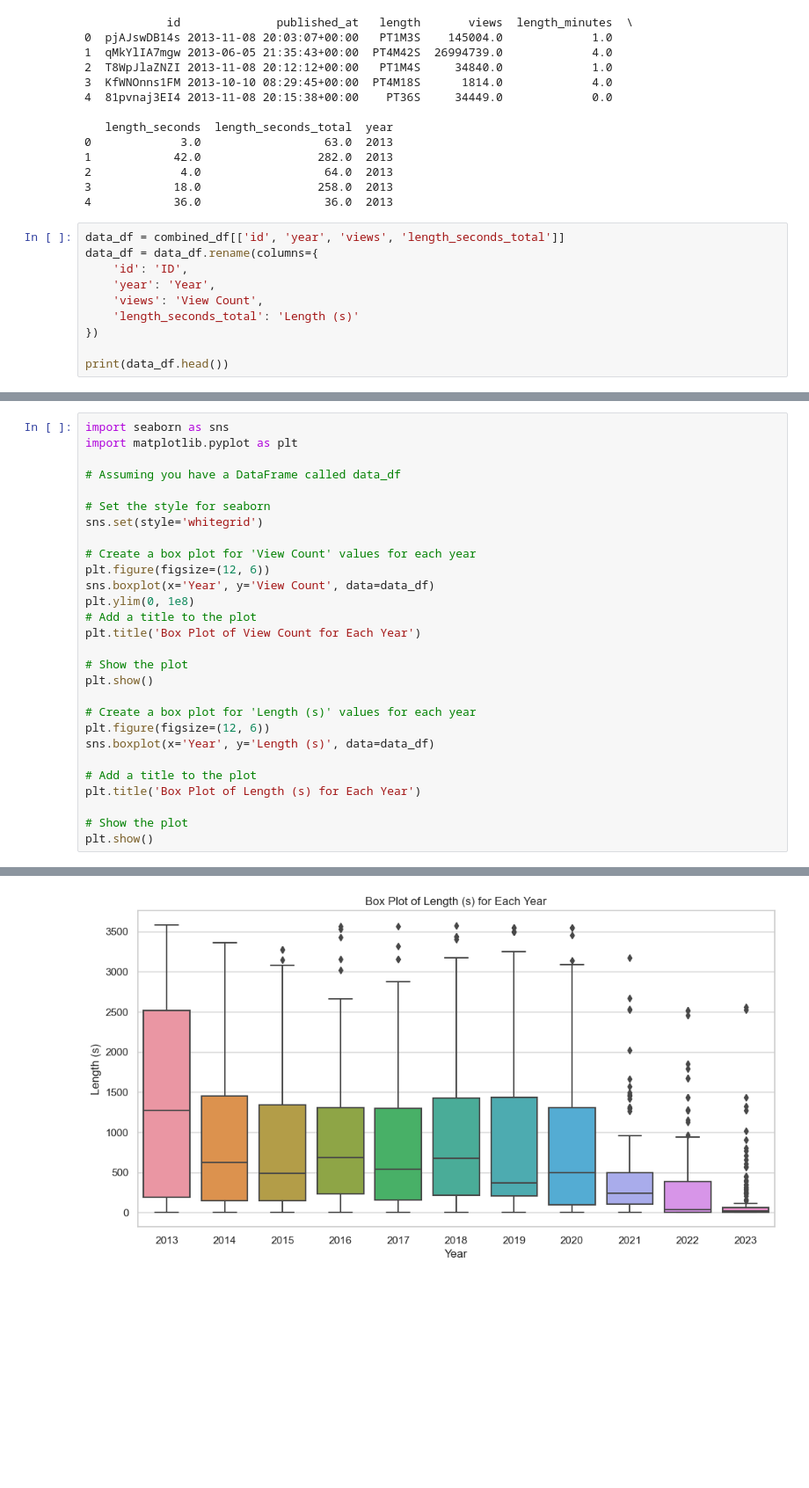
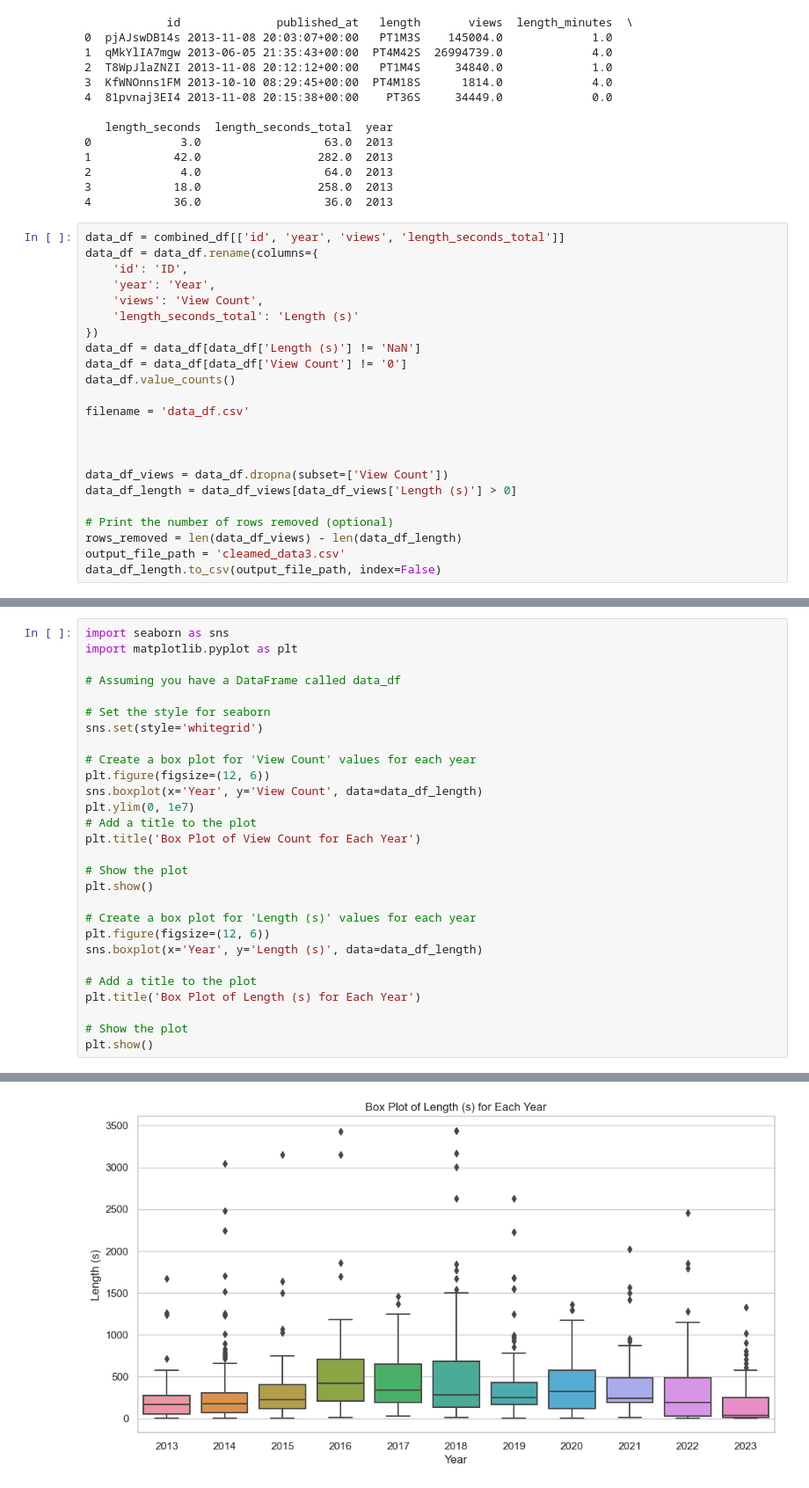
Before and after one commit to C-Duke0/Project-one, a Jupyter notebook: cleaned_videos.ipynb, the cells around one changed output, grey strips where cells are left out. Shown at 88% size. Drawn from its saved outputs; the diff is of its cells as text; blank space fills up the shorter version.

```diff
--- a/cleaned_videos.ipynb
+++ b/cleaned_videos.ipynb
@@ -158,5 +158,18 @@ data_df = data_df.rename(columns={
     'views': 'View Count',
     'length_seconds_total': 'Length (s)'
 })
+data_df = data_df[data_df['Length (s)'] != 'NaN']
+data_df = data_df[data_df['View Count'] != '0']
+data_df.value_counts()
 
-print(data_df.head())
+filename = 'data_df.csv'
+
+
+
+data_df_views = data_df.dropna(subset=['View Count'])
+data_df_length = data_df_views[data_df_views['Length (s)'] > 0]
+
+# Print the number of rows removed (optional)
+rows_removed = len(data_df_views) - len(data_df_length)
+output_file_path = 'cleamed_data3.csv'
+data_df_length.to_csv(output_file_path, index=False)
@@ -195,8 +201,8 @@ sns.set(style='whitegrid')
 
 # Create a box plot for 'View Count' values for each year
 plt.figure(figsize=(12, 6))
-sns.boxplot(x='Year', y='View Count', data=data_df)
-plt.ylim(0, 1e8)
+sns.boxplot(x='Year', y='View Count', data=data_df_length)
+plt.ylim(0, 1e7)
 # Add a title to the plot
 plt.title('Box Plot of View Count for Each Year')
 
@@ -205,7 +211,7 @@ plt.show()
 
 # Create a box plot for 'Length (s)' values for each year
 plt.figure(figsize=(12, 6))
-sns.boxplot(x='Year', y='Length (s)', data=data_df)
+sns.boxplot(x='Year', y='Length (s)', data=data_df_length)
 
 # Add a title to the plot
 plt.title('Box Plot of Length (s) for Each Year')
@@ -217,4 +223,4 @@ plt.show()
-[figure, old version]
+[figure, new version]
 # %%
 data_df['Year'] = pd.to_datetime(combined_df['published_at']).dt.year
 
```
Also changed, not shown: parts of 6 cells of this notebook, 4 other files.
